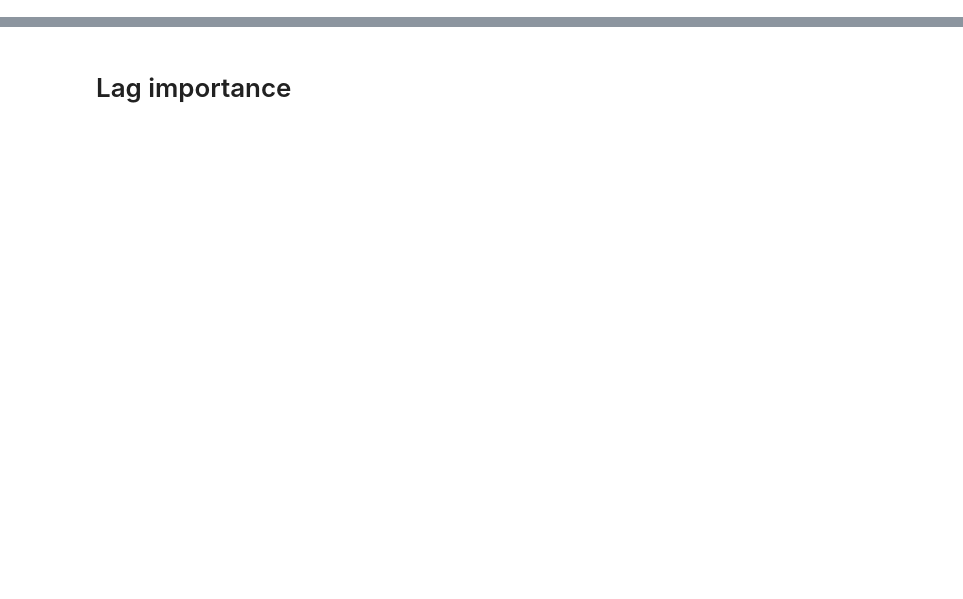
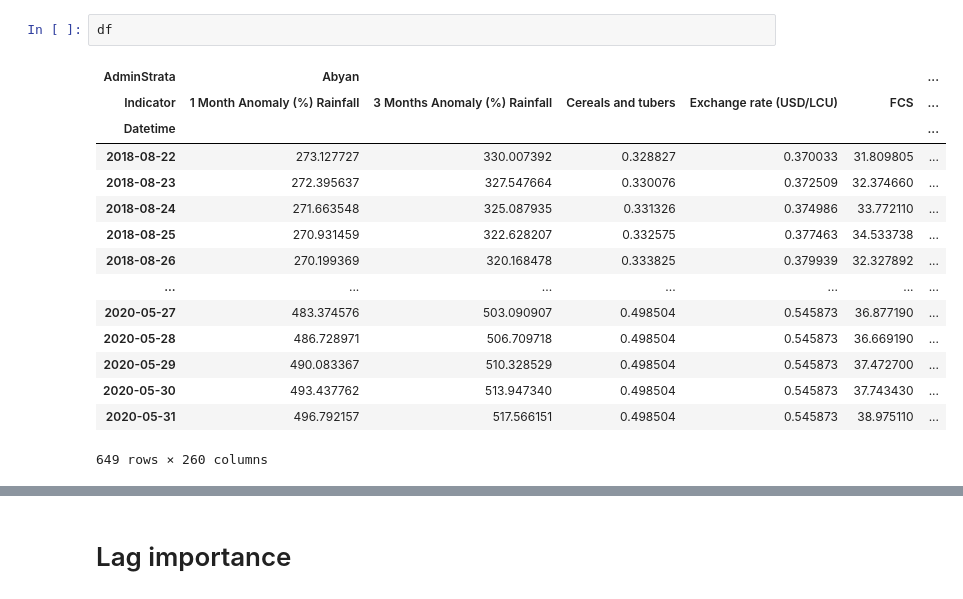
Before and after one commit to pietro-foini/ISI-WFP, a Jupyter notebook: project/Symbolic Transfer Entropy/Causality - Symbolic Transfer Entropy .ipynb, the cells around one changed output, grey strips where cells are left out. Cells and saved outputs as stored; diff of their text form; blank space fills up the shorter version.

```diff
--- a/project/Symbolic Transfer Entropy/Causality - Symbolic Transfer Entropy .ipynb
+++ b/project/Symbolic Transfer Entropy/Causality - Symbolic Transfer Entropy .ipynb
@@ -36 +18,19 @@ df_smooth
+# %%
+df
+# %% [output]
+| AdminStrata | Abyan |  |  |  |  | ... |
+| Indicator | 1 Month Anomaly (%) Rainfall | 3 Months Anomaly (%) Rainfall | Cereals and tubers | Exchange rate (USD/LCU) | FCS | ... |
+| Datetime |  |  |  |  |  | ... |
+| 2018-08-22 | 273.127727 | 330.007392 | 0.328827 | 0.370033 | 31.809805 | ... |
+| 2018-08-23 | 272.395637 | 327.547664 | 0.330076 | 0.372509 | 32.374660 | ... |
+| 2018-08-24 | 271.663548 | 325.087935 | 0.331326 | 0.374986 | 33.772110 | ... |
+| 2018-08-25 | 270.931459 | 322.628207 | 0.332575 | 0.377463 | 34.533738 | ... |
+| 2018-08-26 | 270.199369 | 320.168478 | 0.333825 | 0.379939 | 32.327892 | ... |
+| ... | ... | ... | ... | ... | ... | ... |
+| 2020-05-27 | 483.374576 | 503.090907 | 0.498504 | 0.545873 | 36.877190 | ... |
+| 2020-05-28 | 486.728971 | 506.709718 | 0.498504 | 0.545873 | 36.669190 | ... |
+| 2020-05-29 | 490.083367 | 510.328529 | 0.498504 | 0.545873 | 37.472700 | ... |
+| 2020-05-30 | 493.437762 | 513.947340 | 0.498504 | 0.545873 | 37.743430 | ... |
+| 2020-05-31 | 496.792157 | 517.566151 | 0.498504 | 0.545873 | 38.975110 | ... |
+649 rows × 260 columns
 # %%
```
Also changed, not shown: parts of 17 cells of this notebook.
